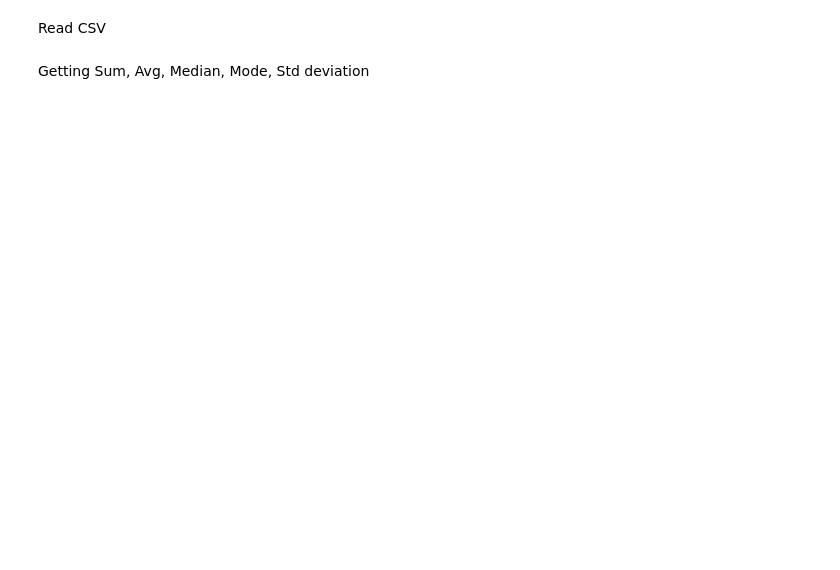
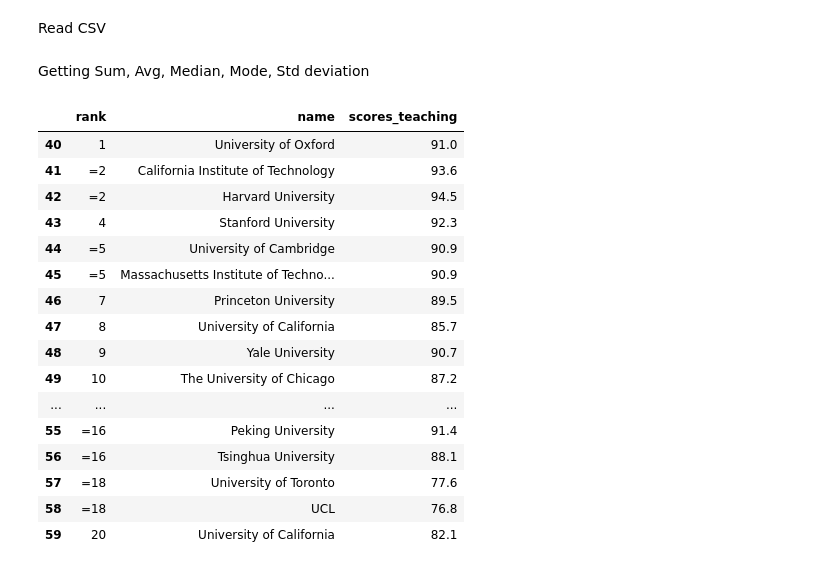
Before and after one commit to jellocode/TimesHigherRanking2024, a Jupyter notebook: notebooks/tables-2024.ipynb, the cells around one changed output. Cells and saved outputs as stored; diff of their text form; code cells hidden in the pictures; blank space fills up the shorter version.

```diff
--- a/notebooks/tables-2024.ipynb
+++ b/notebooks/tables-2024.ipynb
@@ -52,3 +52,29 @@ top_df2 = df2.head(20)
 top_df2
 
 #top_df2.to_csv(r'2020-2024 (cleaned)\2022.csv')
+# %%
+import pandas as pd
+
+data = pd.read_csv(r'clean-v1.csv')
+df = pd.DataFrame(data)
+df = df.loc[df['year'] == 2022, ['rank', 'name', 'scores_teaching']]
+df
+#df.to_csv(r'2022-new.csv')
+# %% [output]
+|  | rank | name | scores_teaching |
+| 40 | 1 | University of Oxford | 91.0 |
+| 41 | =2 | California Institute of Technology | 93.6 |
+| 42 | =2 | Harvard University | 94.5 |
+| 43 | 4 | Stanford University | 92.3 |
+| 44 | =5 | University of Cambridge | 90.9 |
+| 45 | =5 | Massachusetts Institute of Techno... | 90.9 |
+| 46 | 7 | Princeton University | 89.5 |
+| 47 | 8 | University of California | 85.7 |
+| 48 | 9 | Yale University | 90.7 |
+| 49 | 10 | The University of Chicago | 87.2 |
+| ... | ... | ... | ... |
+| 55 | =16 | Peking University | 91.4 |
+| 56 | =16 | Tsinghua University | 88.1 |
+| 57 | =18 | University of Toronto | 77.6 |
+| 58 | =18 | UCL | 76.8 |
+| 59 | 20 | University of California | 82.1 |
```
Also changed, not shown: parts of 4 cells of this notebook, 17 other files.
